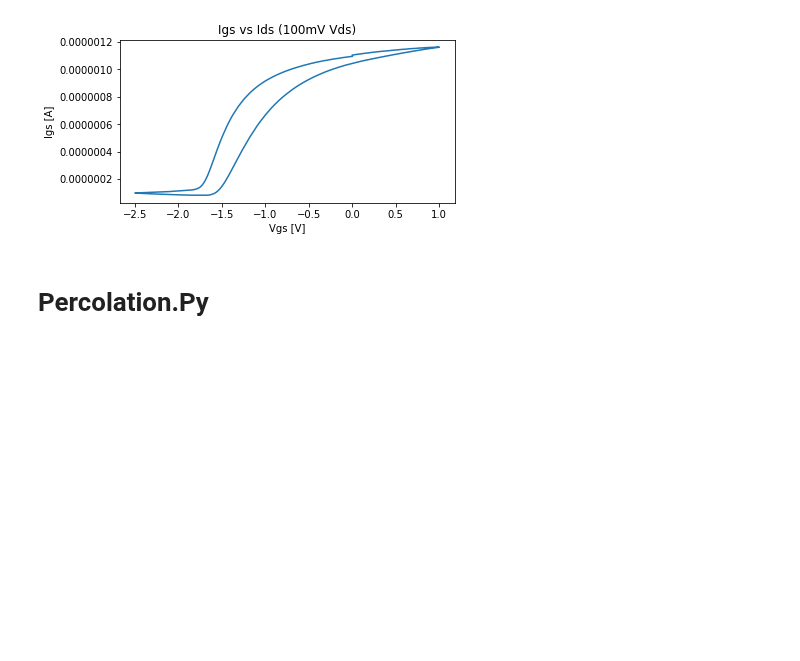
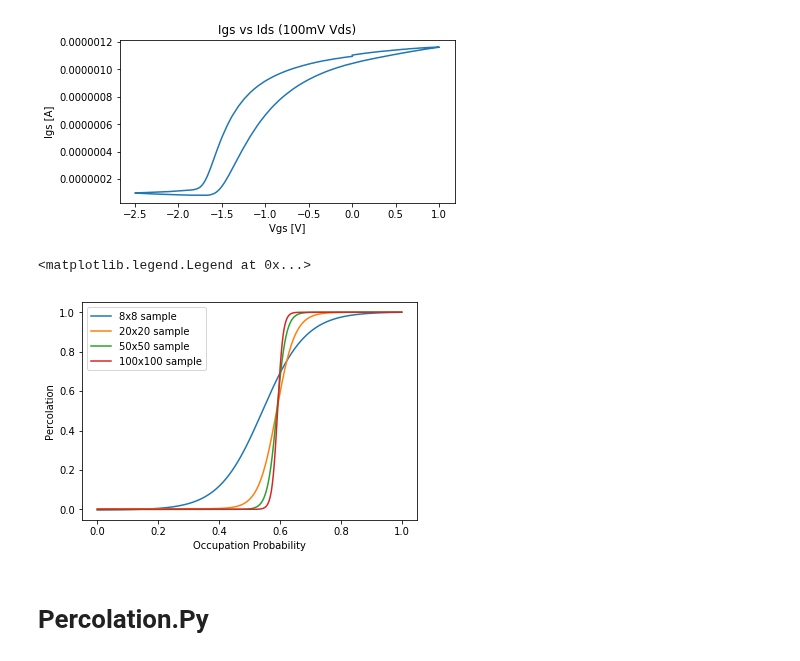
Before and after one commit to prabowobagas/Jupyter-Notebook-Thesis, a Jupyter notebook: Weekly Journal.ipynb, the cells around one changed output. Cells and saved outputs as stored; diff of their text form; code cells hidden in the pictures; blank space fills up the shorter version.

```diff
--- a/Weekly Journal.ipynb
+++ b/Weekly Journal.ipynb
@@ -322,6 +327,31 @@ plt.show()
 # %% [output]
 [figure]
 [figure]
+# %%
+from scipy.optimize import curve_fit
+
+def sigmoid(x, x0, k, a, c):
+    y = a / (1 + np.exp(-k*x-x0)) + c
+    return y
+
+name_array = [8, 20, 50, 100]
+label_array = ['8x8','20x20', '50x50', '100x100']
+
+for labl_number, number in enumerate(name_array):
+    df = pd.read_csv('PercSimData\\perc_%sx%s_Loop20_lineseries200.txt' %(number, number), sep='\t', dtype=np.float64)
+    popt, pcov = curve_fit(sigmoid, df['occupation probability'], df['Percolate frequency']/20)
+
+    occ_prob_new = np.linspace(0, 1, num = 10000, endpoint=True)
+    perc_freq_new = sigmoid(occ_prob_new, *popt)
+    plt.plot(occ_prob_new, perc_freq_new/max(perc_freq_new), label = label_array[labl_number] + ' sample')
+
+
+plt.xlabel('Occupation Probability')
+plt.ylabel('Percolation')
+plt.legend()
+# %% [output]
+<matplotlib.legend.Legend at 0x...>
+[figure, added]
 # %% [markdown]
 # Percolation.Py
 # %%
```
Also changed, not shown: parts of 5 cells of this notebook, 6 other files.
